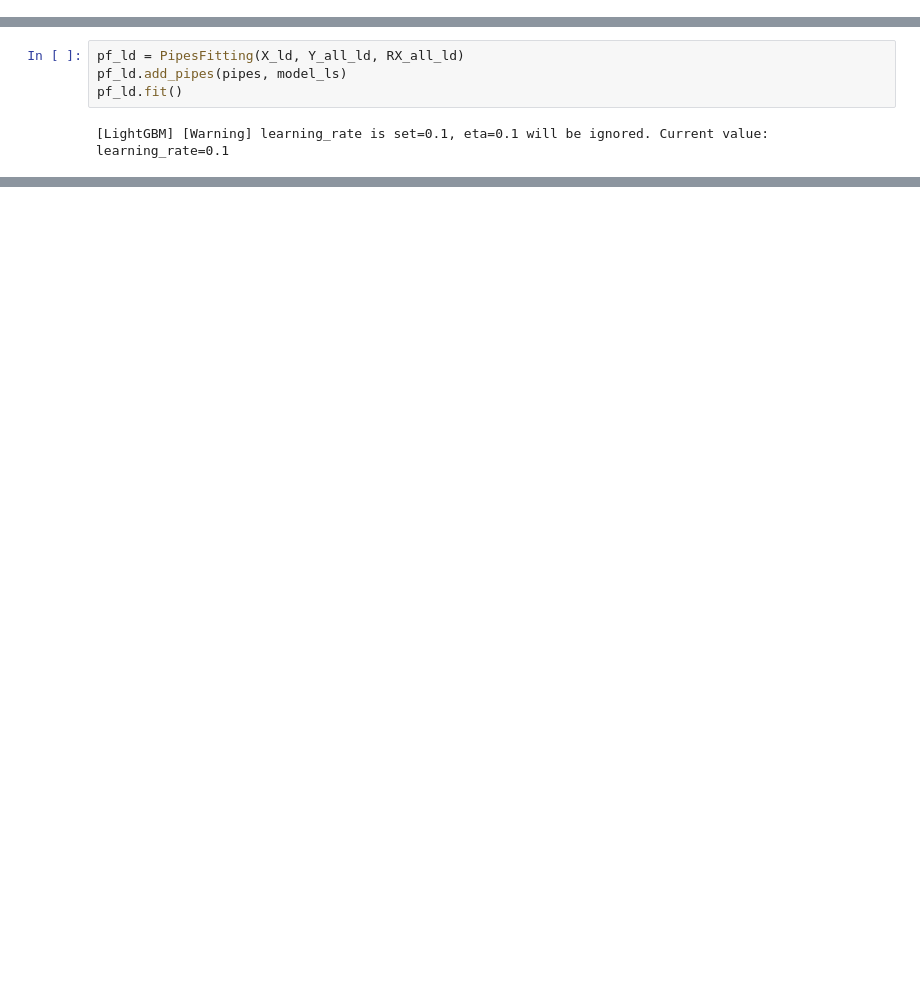
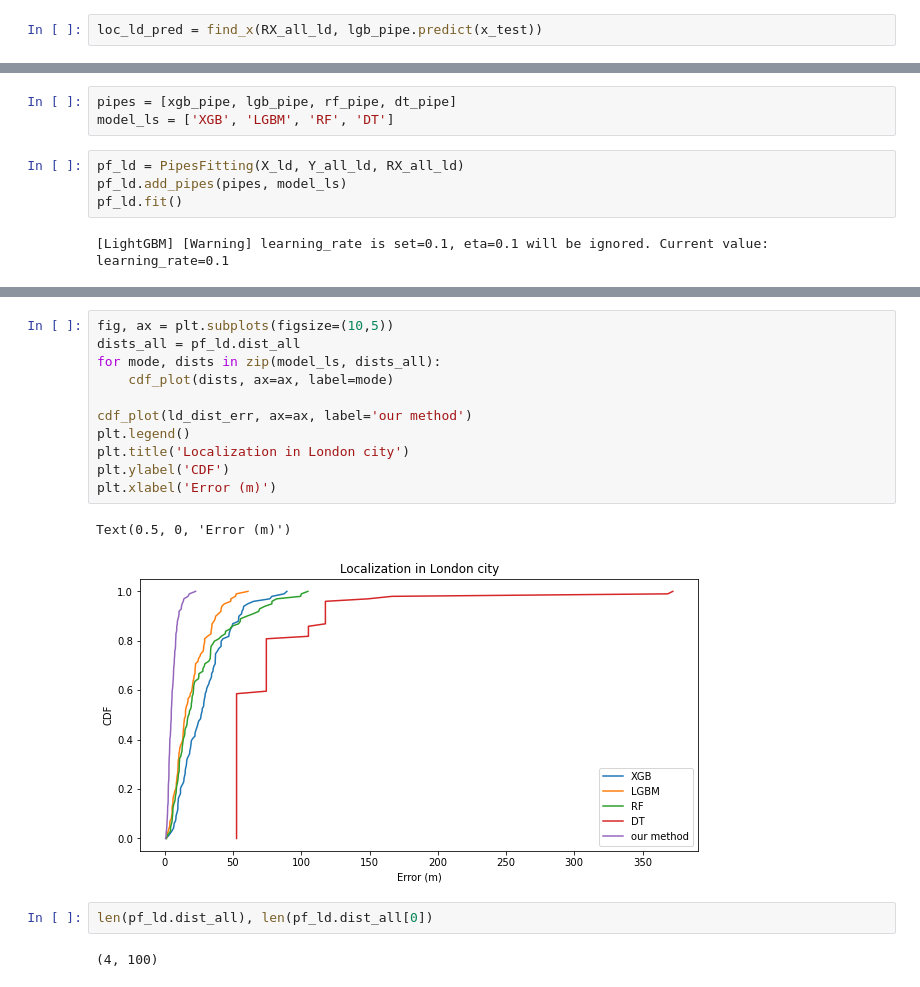
Before and after one commit to ukunliu/WSN_simulation, a Jupyter notebook: Simulation/transfer_learning.ipynb, the cells around one changed output, grey strips where cells are left out. Cells and saved outputs as stored; diff of their text form; blank space fills up the shorter version.

```diff
--- a/Simulation/transfer_learning.ipynb
+++ b/Simulation/transfer_learning.ipynb
@@ -120,0 +149,2 @@ Y_all_ld.shape, RX_all_ld.shape, cirs_ld.shape
+# %%
+loc_ld_pred = find_x(RX_all_ld, lgb_pipe.predict(x_test))
@@ -121,3 +176,6 @@ Y_all_ld.shape, RX_all_ld.shape, cirs_ld.shape
+# %%
+pipes = [xgb_pipe, lgb_pipe, rf_pipe, dt_pipe]
+model_ls = ['XGB', 'LGBM', 'RF', 'DT']
 # %%
 pf_ld = PipesFitting(X_ld, Y_all_ld, RX_all_ld)
 pf_ld.add_pipes(pipes, model_ls)
@@ -135,0 +185,18 @@ plot_agent(Y_all_ld)
+# %%
+fig, ax = plt.subplots(figsize=(10,5))
+dists_all = pf_ld.dist_all
+for mode, dists in zip(model_ls, dists_all):
+    cdf_plot(dists, ax=ax, label=mode)
+
+cdf_plot(ld_dist_err, ax=ax, label='our method')
+plt.legend()
+plt.title('Localization in London city')
+plt.ylabel('CDF')
+plt.xlabel('Error (m)')
+# %% [output]
+Text(0.5, 0, 'Error (m)')
+[figure, added]
+# %%
+len(pf_ld.dist_all), len(pf_ld.dist_all[0])
+# %% [output]
+(4, 100)
```
Also changed, not shown: parts of 29 cells of this notebook, 3 other files.
